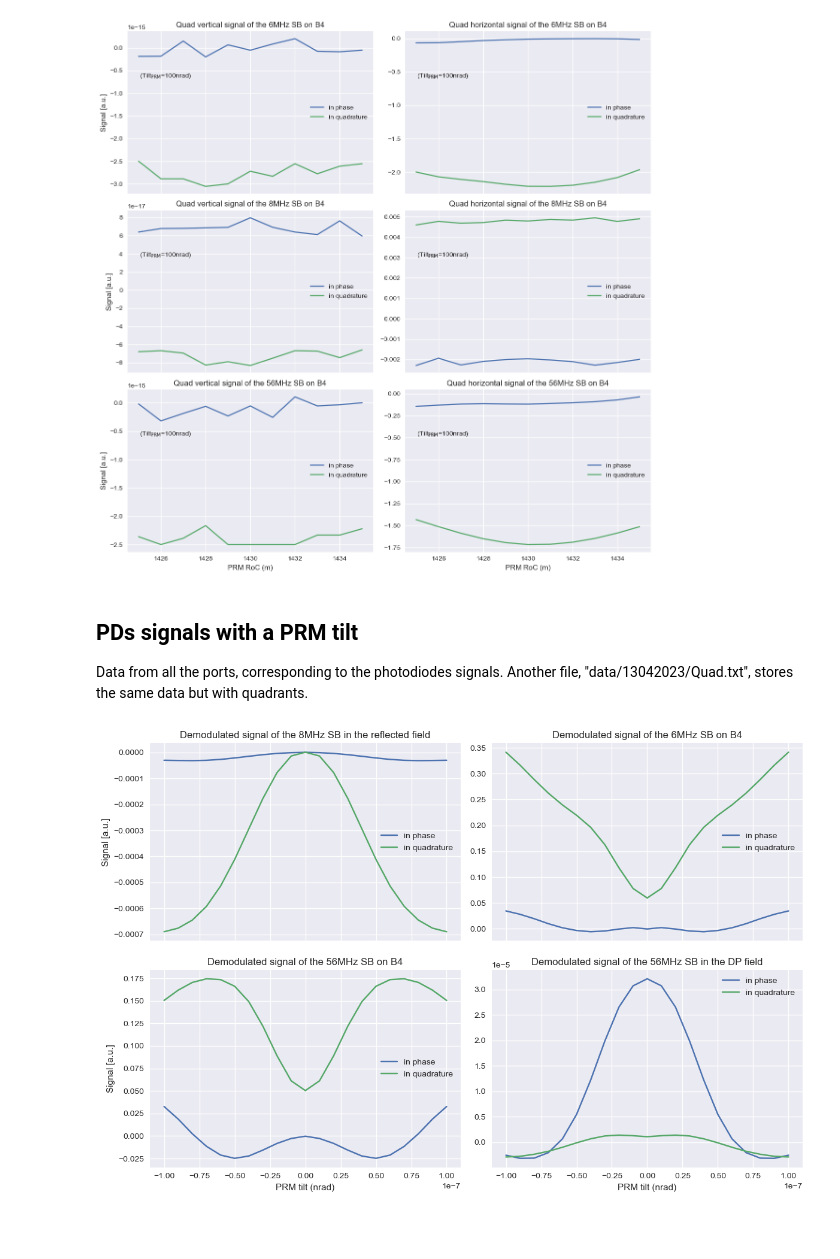
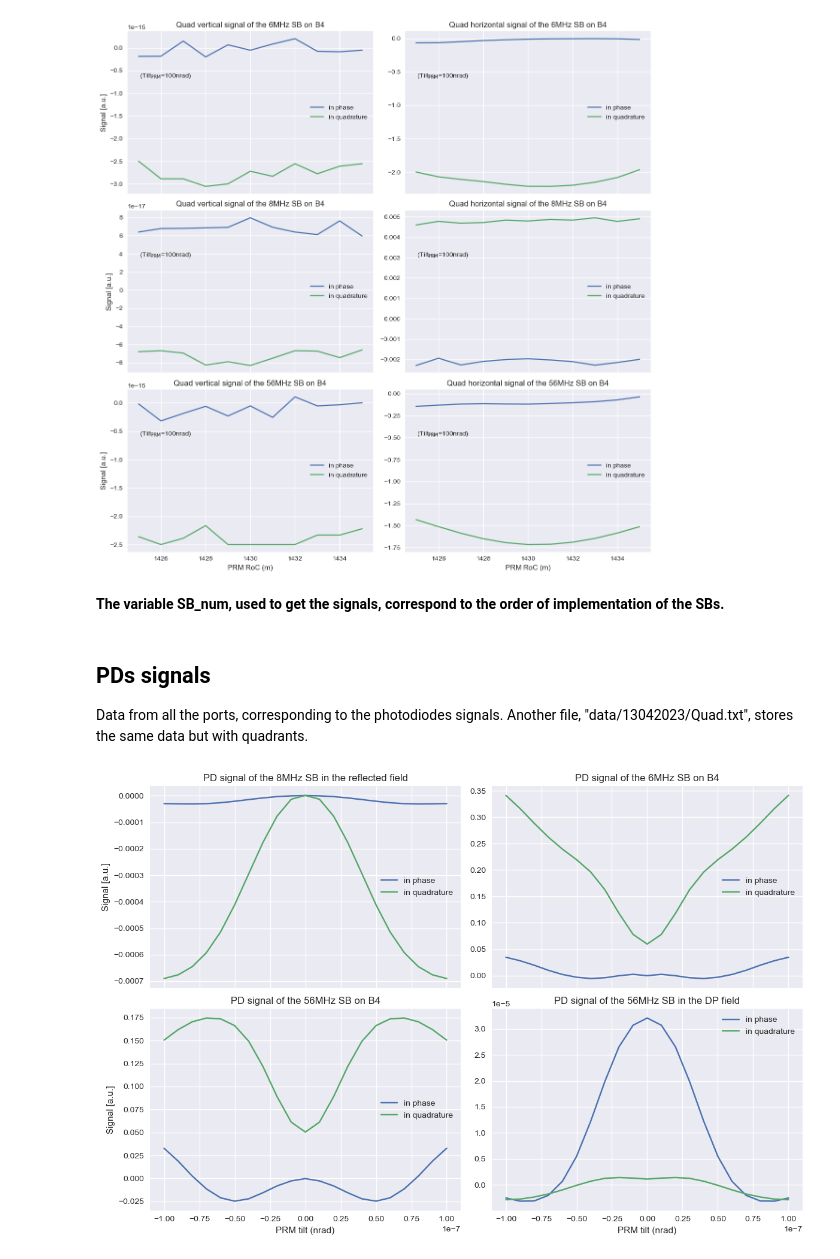
Before and after one commit to antoine-amy/AdV_AMC_design, a Jupyter notebook: OSCAR_data_Analysis.ipynb, the cells around one changed output. Cells and saved outputs as stored; diff of their text form; code cells hidden in the pictures; blank space fills up the shorter version.

```diff
--- a/OSCAR_data_Analysis.ipynb
+++ b/OSCAR_data_Analysis.ipynb
@@ -82,10 +86,10 @@ filename="data/05042023/circ_quad__PRC_tilt.txt"
 data_quad05=daf.read_signals(data, filename)
 # %%
 titles = [
-    "PD vertical signal of the 6MHz SB on B4",
-    "PD horizontal signal of the 6MHz SB on B4",
-    "PD vertical signal of the 56MHz SB on B4",
-    "PD horizontal signal of the 56MHz SB on B4"
+    "Quad vertical signal of the 6MHz SB on B4",
+    "Quad horizontal signal of the 6MHz SB on B4",
+    "Quad vertical signal of the 56MHz SB on B4",
+    "Quad horizontal signal of the 56MHz SB on B4"
 ]
 
 # Create a 2x2 grid of subplots (2 rows, 2 columns) with shared x-axis
@@ -123,10 +129,10 @@ filename="data/06042023/circ_quad__PRC_RoC.txt"
 data_quad06=daf.read_signals(data, filename)
 # %%
 titles = [
-    "PD vertical signal of the 6MHz SB on B4 (PRM_tilt=100nrad)",
-    "PD horizontal signal of the 6MHz SB on B4 (PRM_tilt=100nrad)",
-    "PD vertical signal of the 56MHz SB on B4 (PRM_tilt=100nrad)",
-    "PD horizontal signal of the 56MHz SB on B4 (PRM_tilt=100nrad)"
+    "Quad vertical signal of the 6MHz SB on B4 (PRM_tilt=100nrad)",
+    "Quad horizontal signal of the 6MHz SB on B4 (PRM_tilt=100nrad)",
+    "Quad vertical signal of the 56MHz SB on B4 (PRM_tilt=100nrad)",
+    "Quad horizontal signal of the 56MHz SB on B4 (PRM_tilt=100nrad)"
 ]
 
 # Create a 2x2 grid of subplots (2 rows, 2 columns) with shared x-axis
@@ -343,8 +353,10 @@ plt.savefig("B4_quadsignals_100nradPRMTilt.png")
 plt.show()
 # %% [output]
 [figure]
+# %% [markdown]
+**The variable SB_num, used to get the signals, correspond to the order of implementation of the SBs.**
 # %% [markdown]
-## PDs signals with a PRM tilt
+## PDs signals
 Data from all the ports, corresponding to the photodiodes signals. Another file, "data/13042023/Quad.txt", stores the same data but with quadrants.
 # %%
 # Read the data file
@@ -352,36 +364,34 @@ data=[[],[],[],[],[],[],[],[],[]]
 filename="data/20042023/PD.txt"
 data_PD13=daf.read_signals(data, filename)
 # %%
-import matplotlib.pyplot as plt
-
 titles = [
-    "Demodulated signal of the 8MHz SB in the reflected field",
-    "Demodulated signal of the 6MHz SB on B4",
-    "Demodulated signal of the 56MHz SB on B4",
-    "Demodulated signal of the 56MHz SB in the DP field"
+    "PD signal of the 8MHz SB in the reflected field",
+    "PD signal of the 6MHz SB on B4",
+    "PD signal of the 56MHz SB on B4",
+    "PD signal of the 56MHz SB in the DP field"
 ]
 
 # Create a 2x2 grid of subplots (2 rows, 2 columns) with shared x-axis
 fig, axes = plt.subplots(nrows=2, ncols=2, figsize=(12, 8), sharex=True)
 
 # Iterate through each subplot, row, and column
 for i, ax in enumerate(axes.flatten()):
     # Plot the in-phase and in-quadrature data
     ax.plot(data_PD13[0], data_PD13[1 + 2*i], label="in phase")
     ax.plot(data_PD13[0], data_PD13[2 + 2*i], label="in quadrature")
 
     # Set the axis labels and title
     if i // 2 == 1:  # Bottom row plots
         ax.set_xlabel("PRM tilt (nrad)")
     if i % 2 == 0:  # Left column plots
         ax.set_ylabel("Signal [a.u.]")
     ax.set_title(titles[i])
     ax.legend()
 
 # Adjust the layout to avoid overlapping between subplots
 plt.tight_layout()
 
 # Display the combined figure with all four subplots
 plt.show()
 # %% [output]
-[figure, old version]
+[figure, new version]
```
Also changed, not shown: parts of 17 cells of this notebook, 5 other files.
